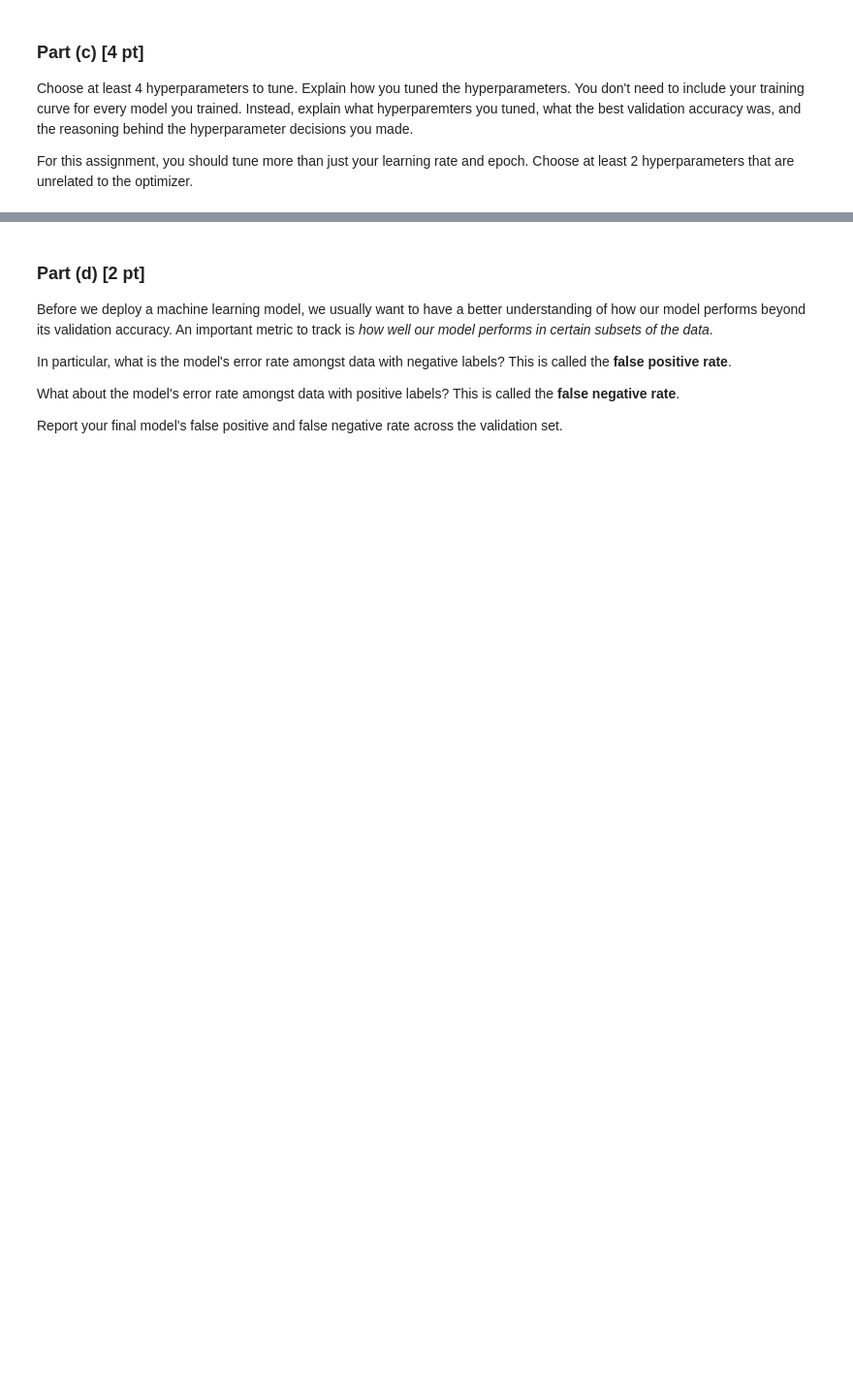
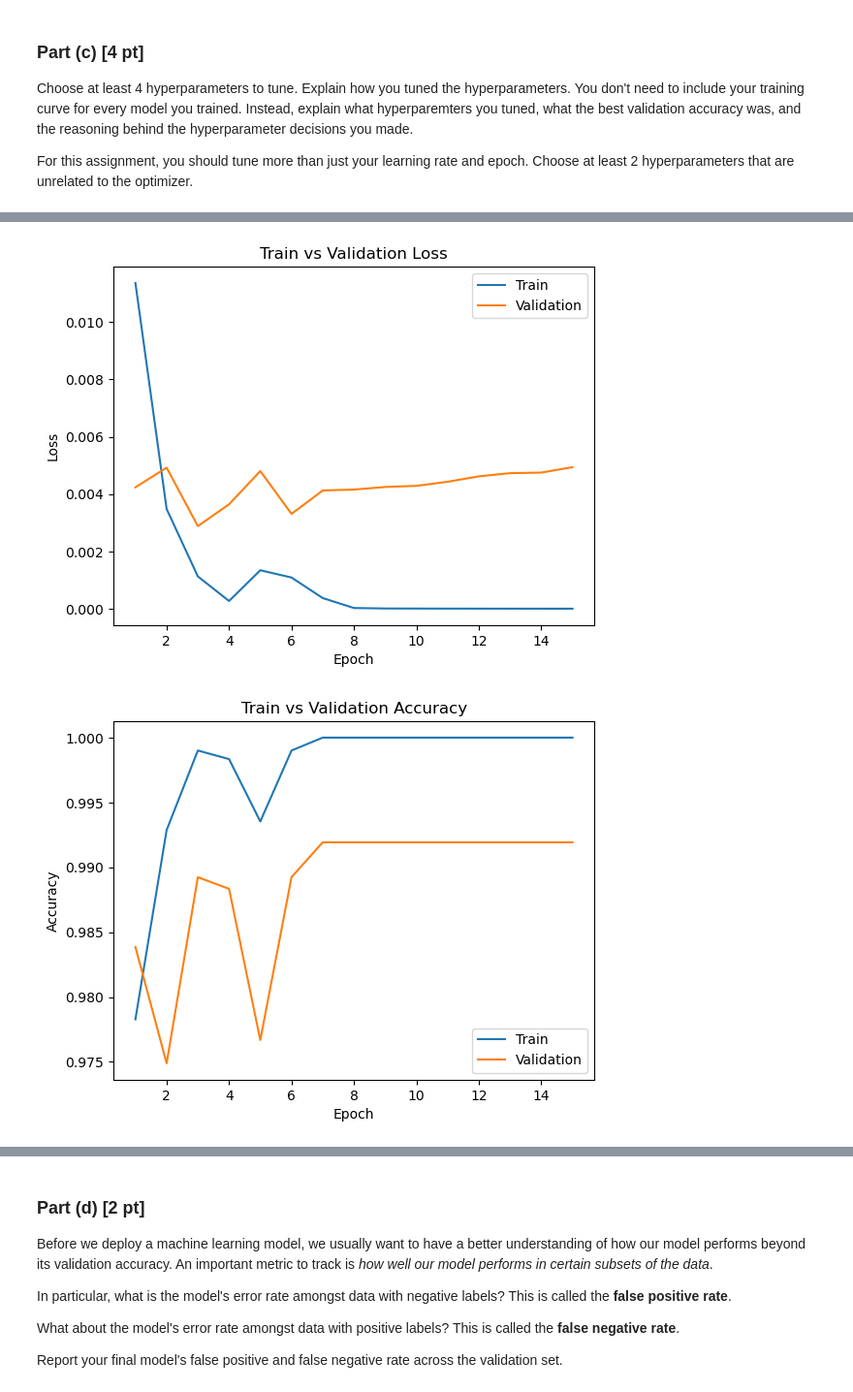
Before and after one commit to EthanRajah/ML-Learning, a Jupyter notebook: APS360 Labs/Lab5/Lab_5_Spam_Detection_Winter_2022.ipynb, the cells around one changed output, grey strips where cells are left out. Shown: that part at 97% size. Cells and saved outputs as stored; diff of their text form; code cells hidden in the pictures; blank space fills up the shorter version.

```diff
--- a/APS360 Labs/Lab5/Lab_5_Spam_Detection_Winter_2022.ipynb
+++ b/APS360 Labs/Lab5/Lab_5_Spam_Detection_Winter_2022.ipynb
@@ -411,3 +520,8 @@ and the reasoning behind the hyperparameter decisions you made.
 
 For this assignment, you should tune more than just your learning rate and epoch.
 Choose at least 2 hyperparameters that are unrelated to the optimizer.
+# %%
+# Reduce batch size to 16, reduce hidden size to 84
+RNN = spamGRU(vocab_size, hidden_size=84)
+train_model(RNN, train, valid, 16, 15, 0.01)
+# %% [output]
@@ -413,0 +545,2 @@ Choose at least 2 hyperparameters that are unrelated to the optimizer.
+[figure, added]
+[figure, added]
```
Also changed, not shown: parts of 17 cells of this notebook.
